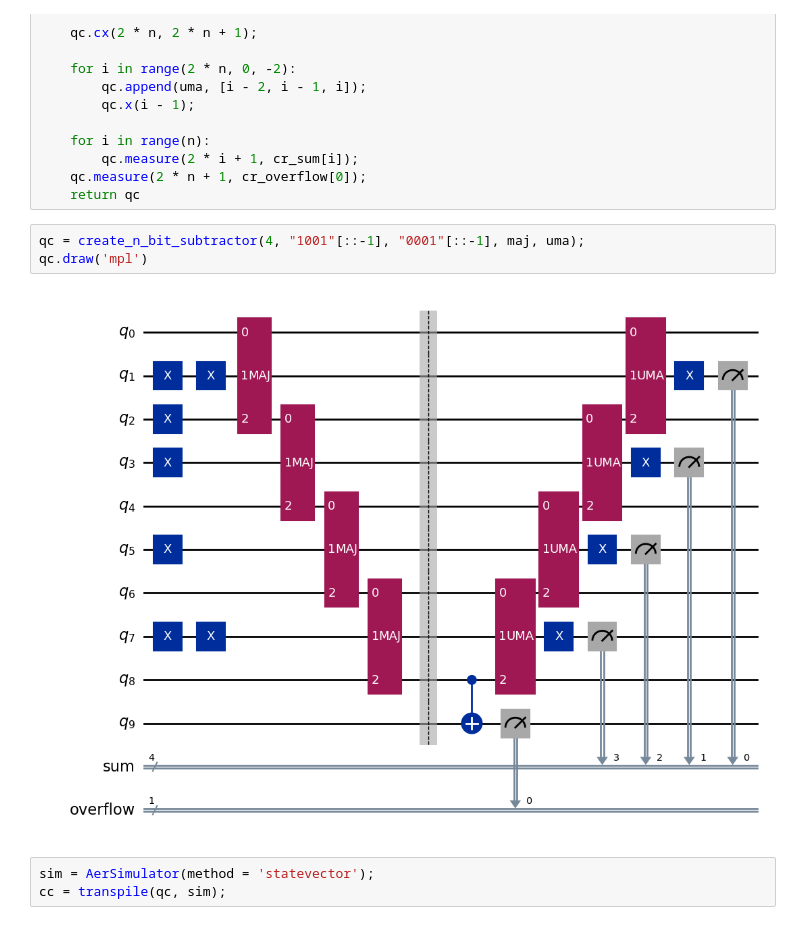
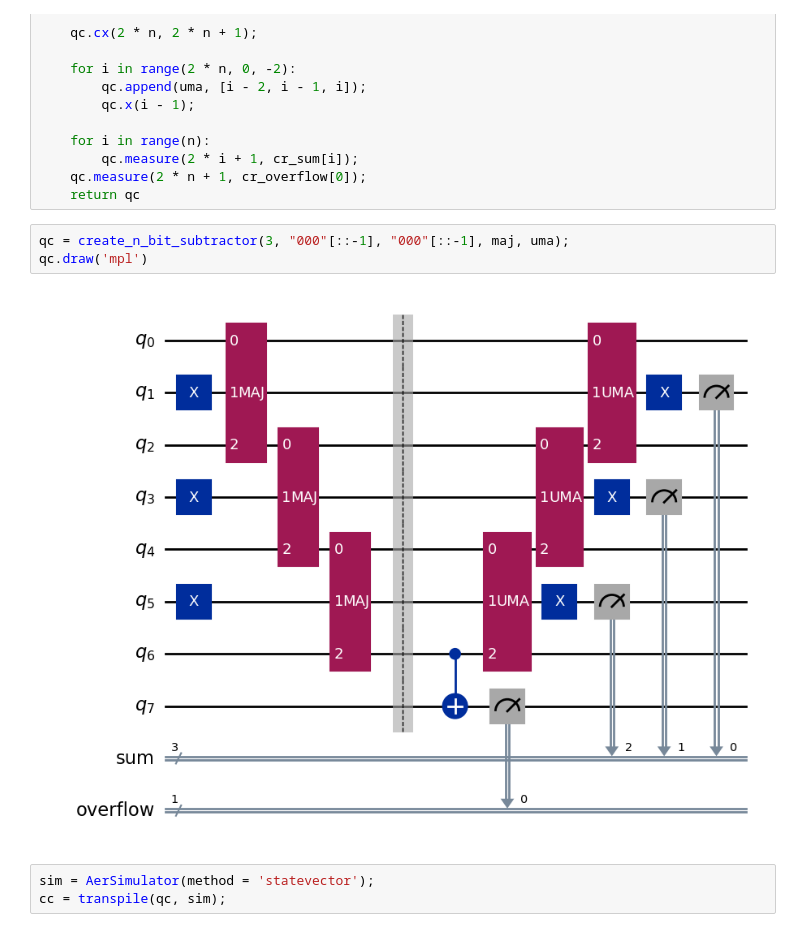
Before and after one commit to ghoraisaikat/QuantumVentures, a Jupyter notebook: src/subtractor.ipynb, the cells around one changed output. Saved outputs shown, nothing was run; the diff lists cells and outputs as text.

```diff
--- a/src/subtractor.ipynb
+++ b/src/subtractor.ipynb
@@ -45,10 +45,10 @@ def create_n_bit_subtractor(n: int, inv_x: str, inv_y: str, maj, uma):
     qc.measure(2 * n + 1, cr_overflow[0]);
     return qc
 # %%
-qc = create_n_bit_subtractor(4, "1001"[::-1], "0001"[::-1], maj, uma);
+qc = create_n_bit_subtractor(3, "000"[::-1], "000"[::-1], maj, uma);
 qc.draw('mpl')
 # %% [output]
-[figure, old version]
+[figure, new version]
 # %%
 sim = AerSimulator(method = 'statevector');
 cc = transpile(qc, sim);
```
Also changed, not shown: 5 other files.
